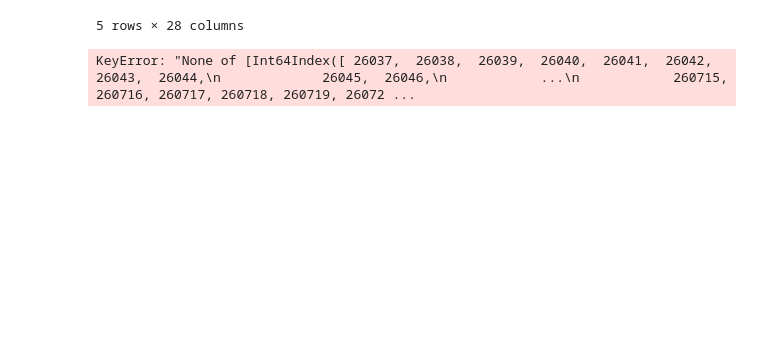
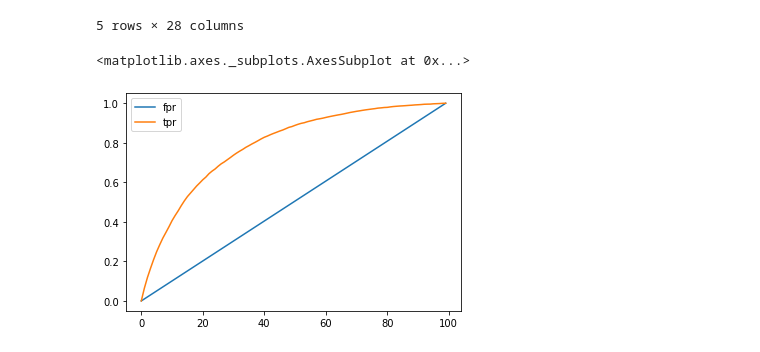
Before and after one commit to Rajashow/hippity-hoppity-your-data-is-my-property, a Jupyter notebook: ML.ipynb, the cells around one changed output. Saved outputs shown, nothing was run; the diff lists cells and outputs as text; code cells hidden in the pictures; blank space fills up the shorter version.

```diff
--- a/ML.ipynb
+++ b/ML.ipynb
@@ -59,12 +59,12 @@ def get_roc_data(model, cv_obj):
     return curve_df, auc_df
 # %%
 #Logistic Regression Prep
-cv_obj = sklearn.model_selection.StratifiedKFold(n_splits=10)
+cv_obj = sklearn.model_selection.StratifiedKFold(n_splits=2)
 
-lr = sklearn.linear_model.LogisticRegression()
+lr = sklearn.linear_model.LogisticRegression(n_jobs = -1)
 parameters = {}
 
-lr_cv = sklearn.model_selection.GridSearchCV(lr, parameters, cv=10)
+lr_cv = sklearn.model_selection.GridSearchCV(lr, parameters, cv=2)
 # %%
 #Using Function from clean_data script to split into testing and training data
 train,test, _ = get_train_test_split_for_ml(df, 2000,pre_process=True )
@@ -77,5 +77,8 @@ lr_curve_df, lr_auc_df = get_roc_data(lr_cv, cv_obj)
 
 lr_curve_df['model'] = 'logistic regression'
 lr_auc_df['model'] = 'logistic regression'
-# %% [output]
-KeyError: "None of [Int64Index([ 26037,  26038,  26039,  26040,  26041,  26042,  26043,  26044,\n             26045,  26046,\n            ...\n            260715, 260716, 260717, 260718, 260719, 26072 ...
+# %%
+lr_curve_df.plot.line()
+# %% [output]
+<matplotlib.axes._subplots.AxesSubplot at 0x...>
+[figure, added]
```
Also changed, not shown: parts of 3 cells of this notebook, 1 other file.
